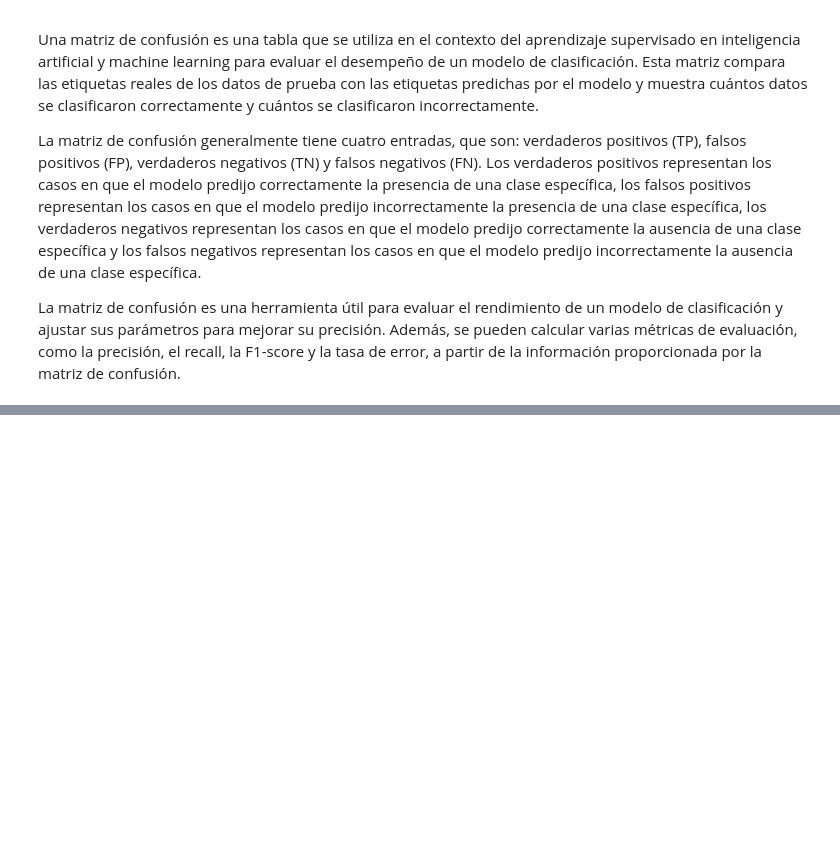
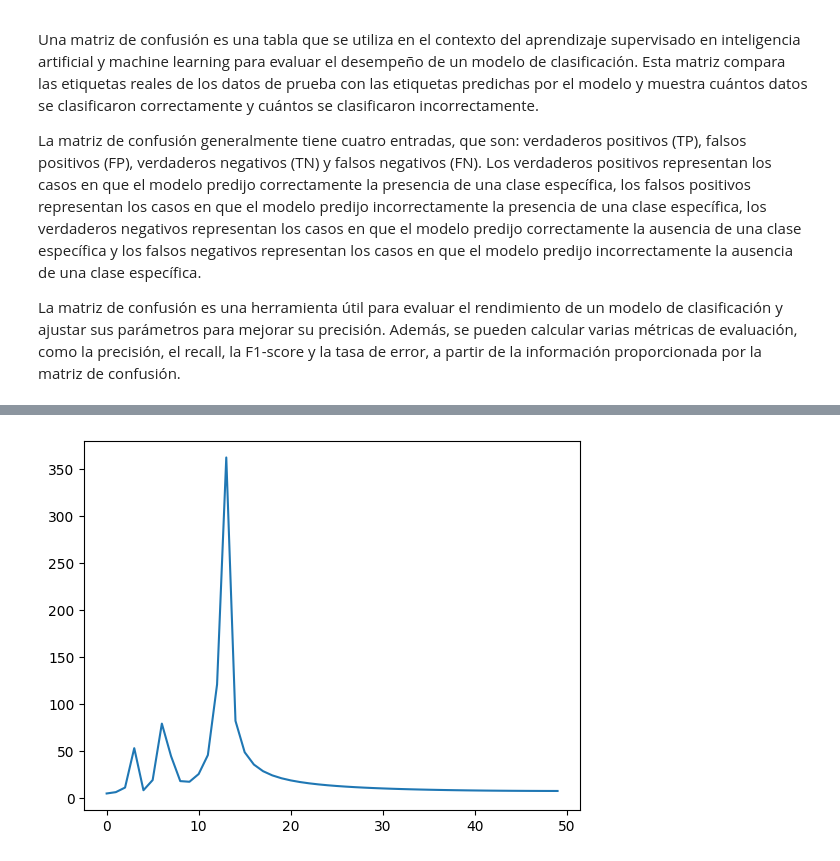
Before and after one commit to LuisPerdomo123/Inteligencia-Computacional, a Jupyter notebook: Perceptron_Multicapa_Caso_Practico_III.ipynb, the cells around one changed output, grey strips where cells are left out. Cells and saved outputs as stored; diff of their text form; code cells hidden in the pictures; blank space fills up the shorter version.

```diff
--- a/Perceptron_Multicapa_Caso_Practico_III.ipynb
+++ b/Perceptron_Multicapa_Caso_Practico_III.ipynb
@@ -198,0 +245,7 @@ La matriz de confusión es una herramienta útil para evaluar el rendimiento de
+# %%
+fft = np.fft.fft(signal)[:50]
+fft = np.abs(fft)
+plt.plot(fft)
+plt.show()
+# %% [output]
+[figure, added]
```
Also changed, not shown: parts of 29 cells of this notebook.
